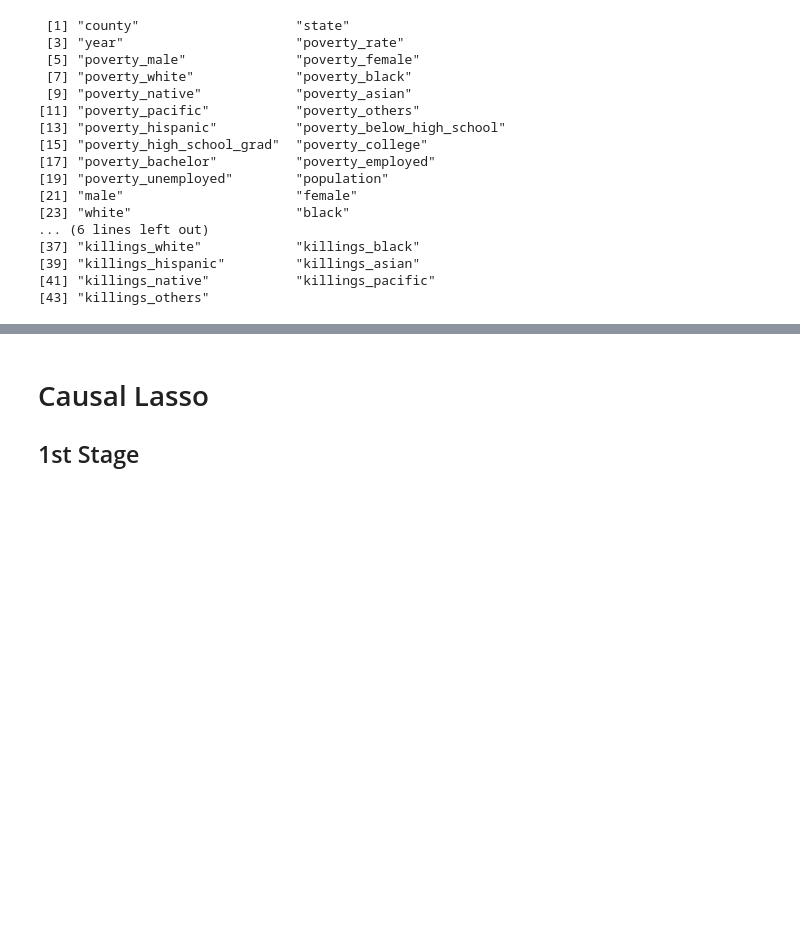
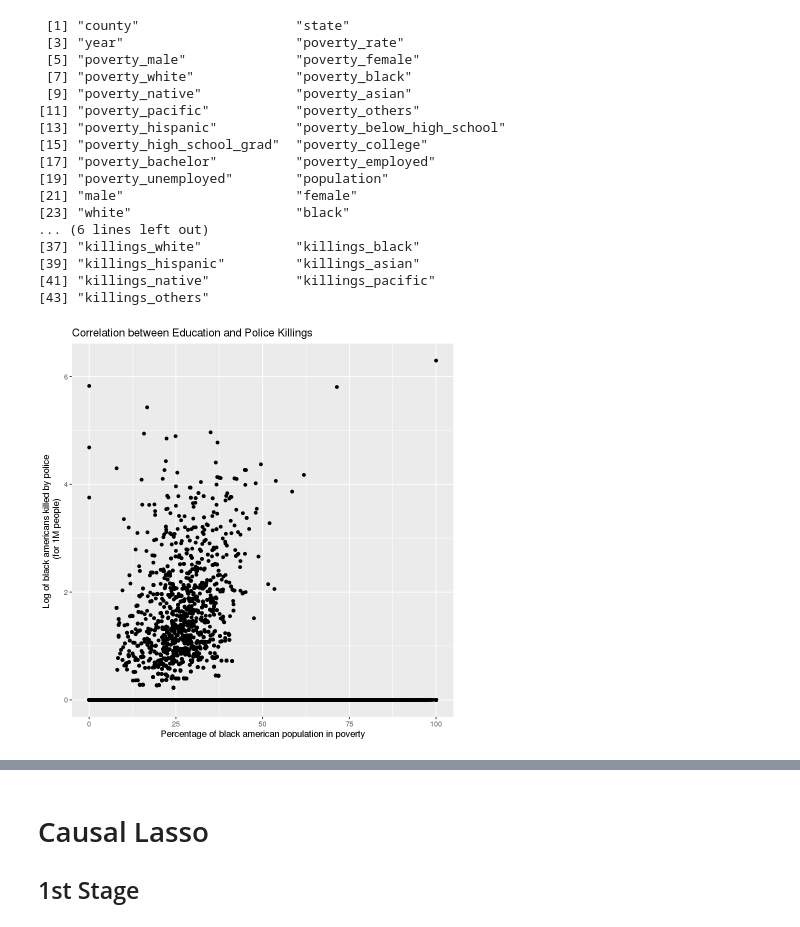
Before and after one commit to Mengsha-Li/gcphackathon_superace, a Jupyter notebook: model_black_poverty.ipynb, the cells around one changed output, grey strips where cells are left out. Cells and saved outputs as stored; diff of their text form; code cells hidden in the pictures; blank space fills up the shorter version.

```diff
--- a/model_black_poverty.ipynb
+++ b/model_black_poverty.ipynb
@@ -136 +130,8 @@ Train <- df %>%
          na.omit()   # remove rows with missings
+# %%
+ggplot(Train, aes(x=poverty_black, y=killings_black)) + geom_point() +
+labs(x="Percentage of black american population in poverty",
+     y = "Log of black americans killed by police \n (for 1M people)",
+    title = "Correlation between Education and Police Killings ")
+# %% [output]
+[figure, added]
```
Also changed, not shown: parts of 15 cells of this notebook, 2 other files.
